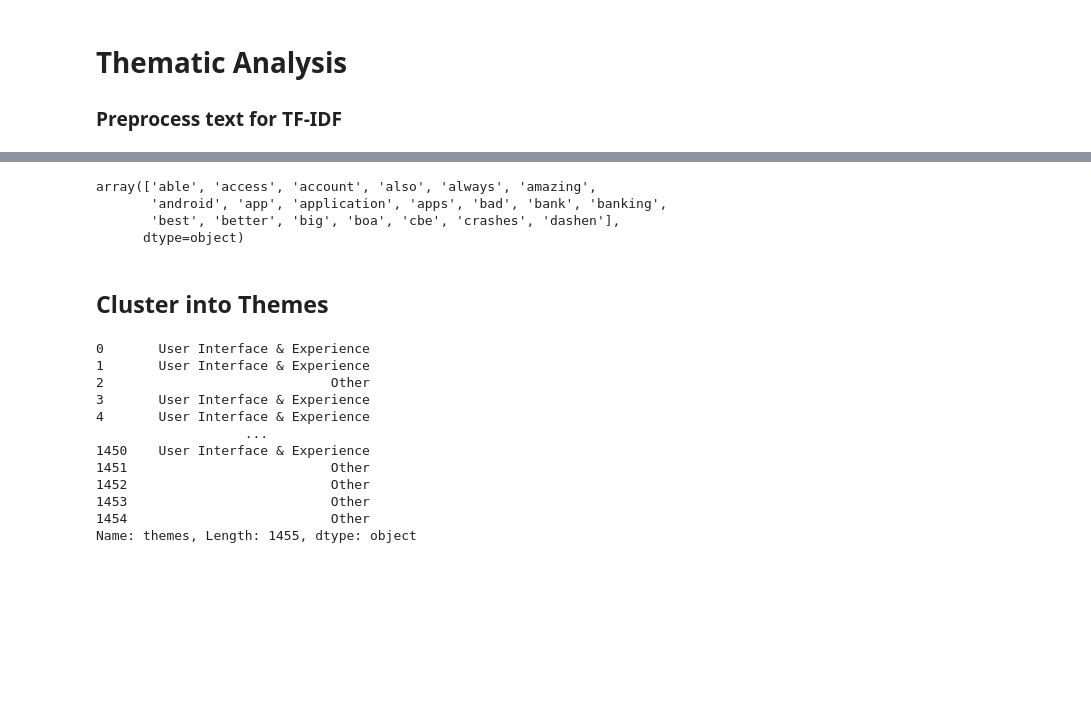
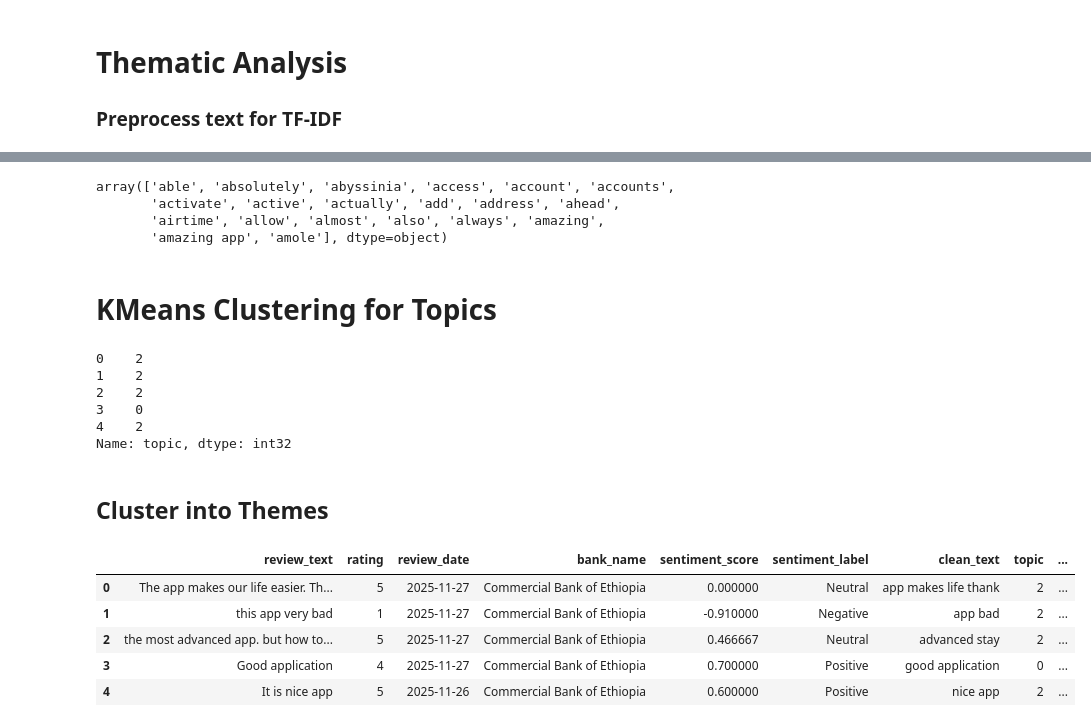
Before and after one commit to Aryam-21/Bank-App-Reviews-Analysis, a Jupyter notebook: Scripts/task2.ipynb, the cells around one changed output, grey strips where cells are left out. Saved outputs shown, nothing was run; the diff lists cells and outputs as text; code cells hidden in the pictures; blank space fills up the shorter version.

```diff
--- a/Scripts/task2.ipynb
+++ b/Scripts/task2.ipynb
@@ -70,6 +71,6 @@ def preprocess_text(text):
     tokens = [words for words in text.split() if words not in stop_words and words.isalpha() and len(words)>2]
     return ' '.join(tokens)
 # %%
-clean_text = data['review_text'].apply(preprocess_text)
-clean_text[:10]
+data['clean_text'] = data['review_text'].apply(preprocess_text)
+data['clean_text']
 # %% [output]
@@ -87,44 +89,46 @@ Name: review_text, dtype: object
 # %%
 # TF-IDF Vectorization
-vectorizer = TfidfVectorizer(max_features=100)
-x = vectorizer.fit_transform(clean_text)
+vectorizer = TfidfVectorizer(ngram_range=(1,2),max_features=500)
+x = vectorizer.fit_transform(data['clean_text'].dropna())
 keywords = vectorizer.get_feature_names_out()
 keywords[:20]
 # %% [output]
-array(['able', 'access', 'account', 'also', 'always', 'amazing',
-       'android', 'app', 'application', 'apps', 'bad', 'bank', 'banking',
-       'best', 'better', 'big', 'boa', 'cbe', 'crashes', 'dashen'],
-      dtype=object)
+array(['able', 'absolutely', 'abyssinia', 'access', 'account', 'accounts',
+       'activate', 'active', 'actually', 'add', 'address', 'ahead',
+       'airtime', 'allow', 'almost', 'also', 'always', 'amazing',
+       'amazing app', 'amole'], dtype=object)
+# %% [markdown]
+# KMeans Clustering for Topics
+# %%
+kmeans = KMeans(n_clusters=5, random_state=42,)
+data['topic'] = kmeans.fit_predict(x)
+data['topic'].head(5)
+# %% [output]
+0    2
+1    2
+2    2
+3    0
+4    2
+Name: topic, dtype: int32
 # %% [markdown]
 ## Cluster into Themes
 # %%
-themes = {
-    'Account Access Issues': ['login', 'password', 'access', 'otp'],
-    'Transaction Performance': ['transfer', 'payment', 'slow', 'failed'],
-    'User Interface & Experience': ['ui', 'design', 'app', 'navigate'],
-    'Customer Support': ['support', 'help', 'call', 'response'],
-    'Feature Requests': ['feature', 'add', 'improve']
+theme_mapping = {
+     0: "Ease of Use / Performance",
+    1: "General Praise / Mixed Feedback",
+    2: "User Experience / App Features",
+    3: "Bugs / Issues / Reliability",
+    4: "Positive Feedback / UI Appreciation"
 }
-def assign_theme(text):
-    assigned =[]
-    for theme, keyword_list in themes.items():
-        if any(word in text for word in keyword_list):
-            assigned.append(theme)
-    return ', '.join(assigned) if assigned else 'Other'
-data['themes'] = clean_text.apply(assign_theme)
-data['themes']
+
+data['theme'] = data['topic'].map(theme_mapping)
+data.head(5)
 # %% [output]
-0       User Interface & Experience
-1       User Interface & Experience
-2                             Other
-3       User Interface & Experience
-4       User Interface & Experience
-                   ...
-1450    User Interface & Experience
-1451                          Other
-1452                          Other
-1453                          Other
-1454                          Other
-Name: themes, Length: 1455, dtype: object
+|  | review_text | rating | review_date | bank_name | sentiment_score | sentiment_label | clean_text | topic | ... |
+| 0 | The app makes our life easier. Th... | 5 | 2025-11-27 | Commercial Bank of Ethiopia | 0.000000 | Neutral | app makes life thank | 2 | ... |
+| 1 | this app very bad | 1 | 2025-11-27 | Commercial Bank of Ethiopia | -0.910000 | Negative | app bad | 2 | ... |
+| 2 | the most advanced app. but how to... | 5 | 2025-11-27 | Commercial Bank of Ethiopia | 0.466667 | Neutral | advanced stay | 2 | ... |
+| 3 | Good application | 4 | 2025-11-27 | Commercial Bank of Ethiopia | 0.700000 | Positive | good application | 0 | ... |
+| 4 | It is nice app | 5 | 2025-11-26 | Commercial Bank of Ethiopia | 0.600000 | Positive | nice app | 2 | ... |
 # %%
 data.to_csv('../data/processed/reviews_final.csv')
```
Also changed, not shown: parts of 2 cells of this notebook, 1 other file.
